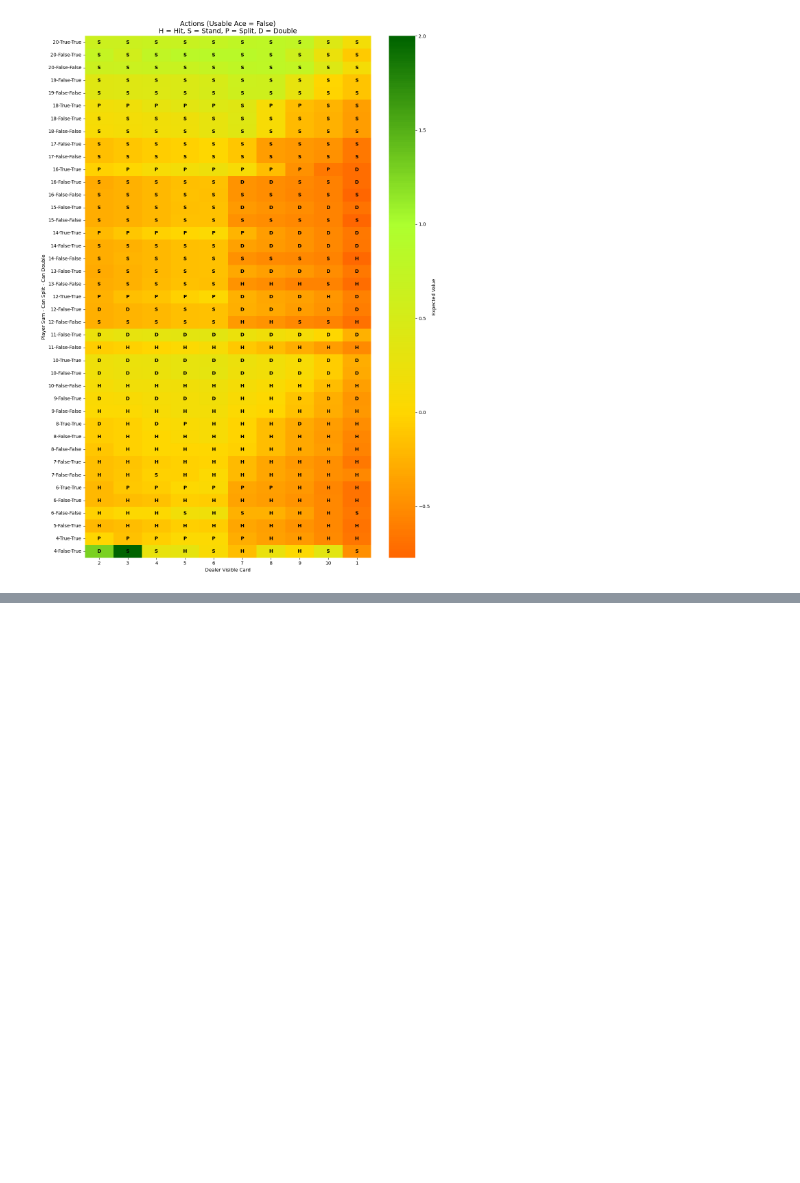
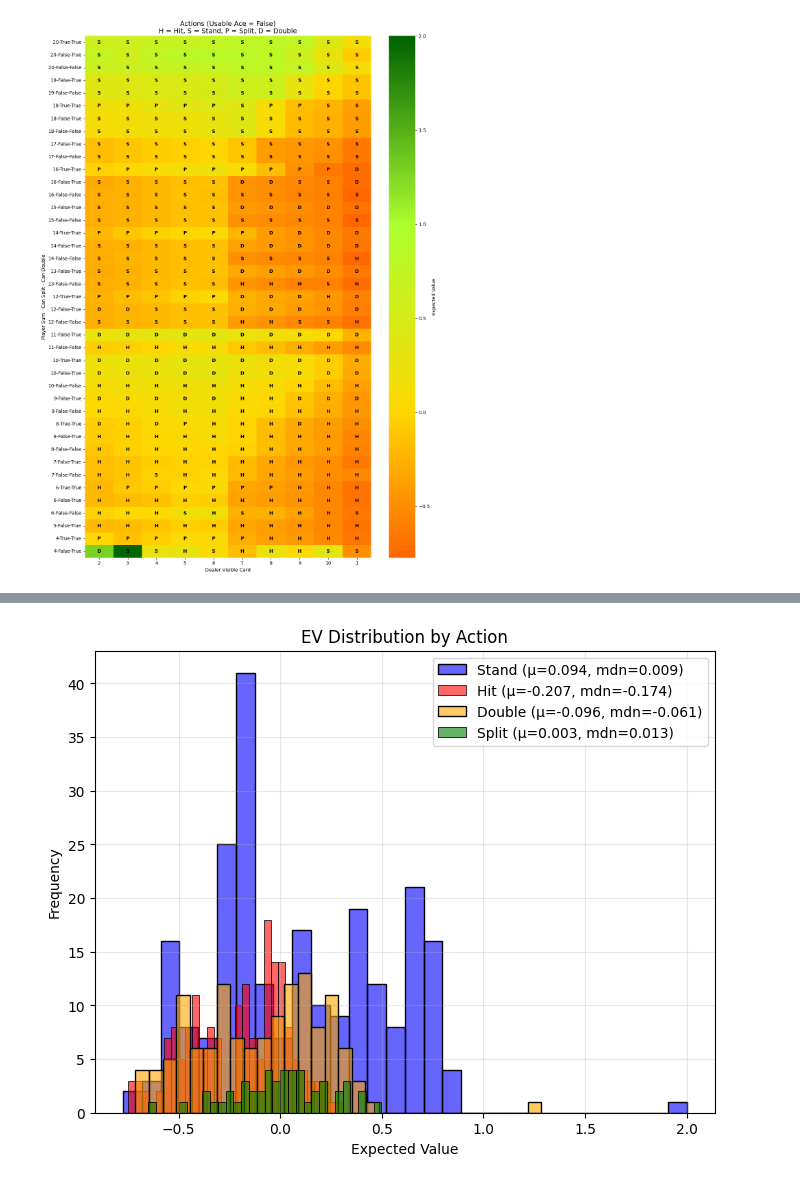
Before and after one commit to BorgXQ/blackjack-optimizer, a Jupyter notebook: analysis.ipynb, the cells around one changed output, grey strips where cells are left out. Saved outputs shown, nothing was run; the diff lists cells and outputs as text; code cells hidden in the pictures; blank space fills up the shorter version.

```diff
--- a/analysis.ipynb
+++ b/analysis.ipynb
@@ -482,0 +686,22 @@ SOURCE
+# %%
+action_colors = {"Hit": "red", "Stand": "blue", "Split": "green", "Double": "orange"}
+
+plt.figure(figsize=(8,6))
+
+for action in merged_cleaned_df["best_action"].unique():
+    action_data = merged_cleaned_df[merged_cleaned_df["best_action"] == action]["ev"]
+    sns.histplot(
+        action_data,
+        bins=30,
+        alpha=0.6,
+        label=f"{action} (μ={action_data.mean():.3f}, mdn={action_data.median():.3f})",
+        color=action_colors.get(action, "gray")
+    )
+
+plt.xlabel("Expected Value")
+plt.ylabel("Frequency")
+plt.title("EV Distribution by Action")
+plt.legend()
+plt.grid(True, alpha=0.3)
+# %% [output]
+[figure, added]
```
Also changed, not shown: parts of 9 cells of this notebook.
